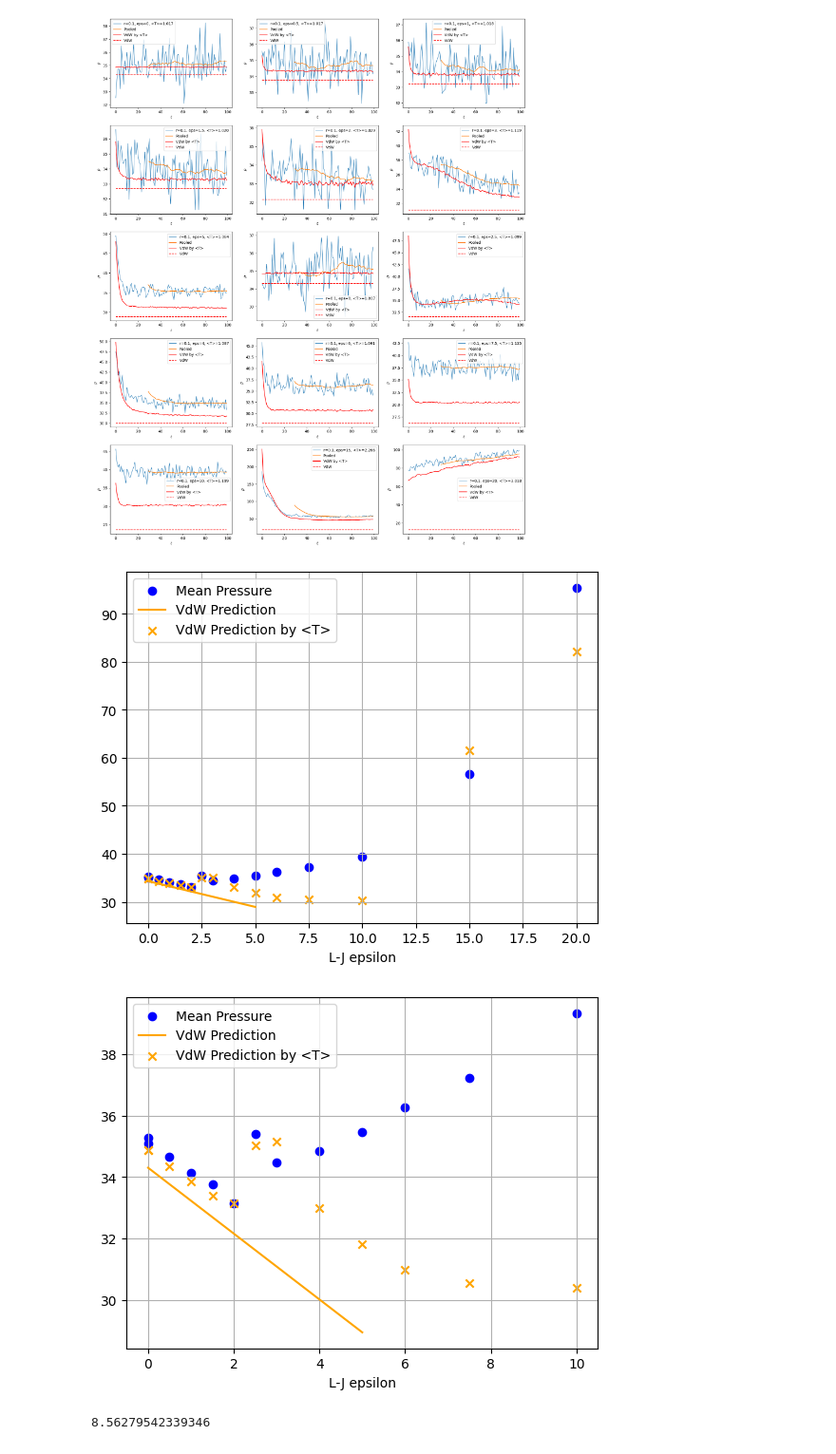
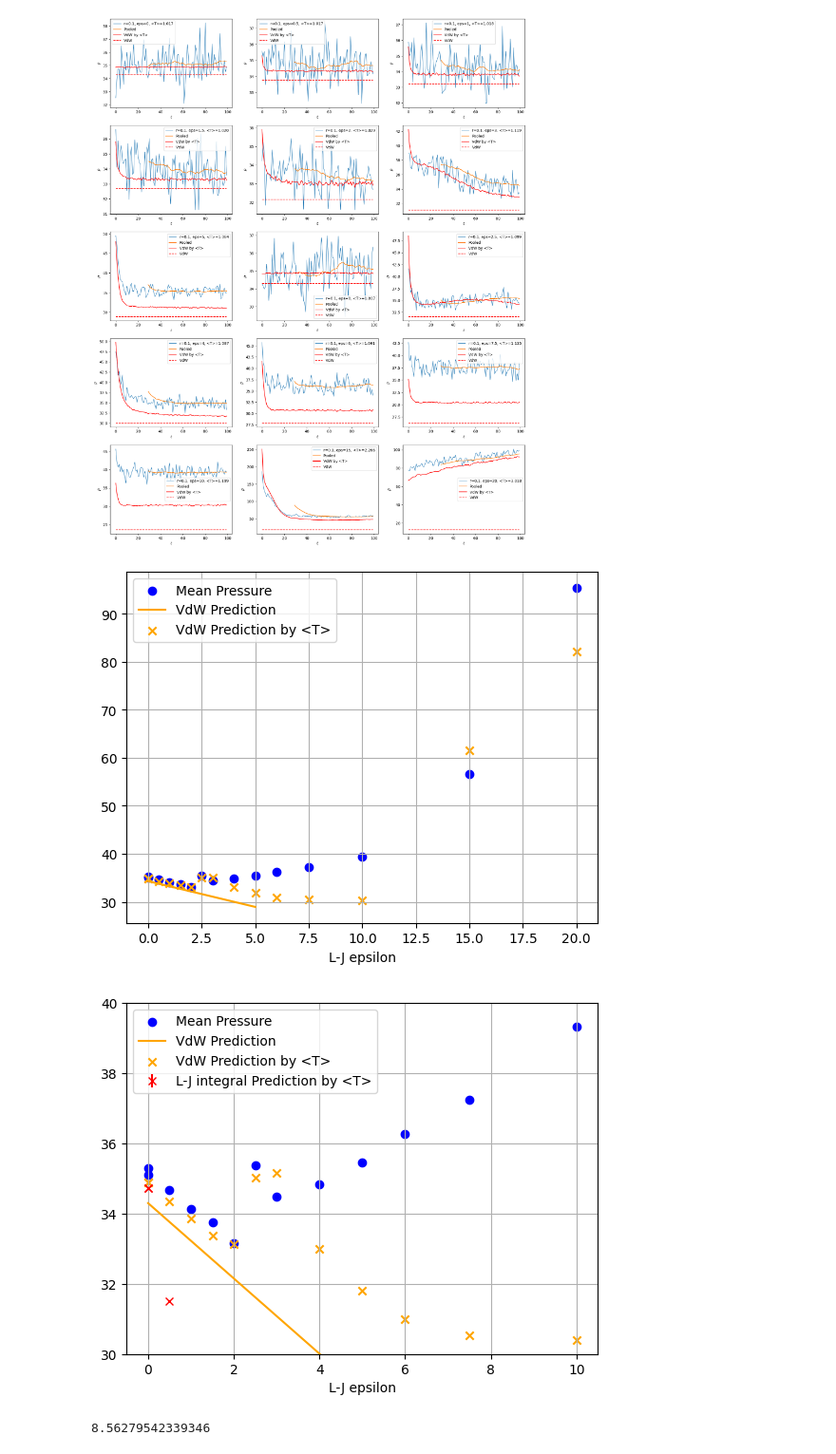
Before and after one commit to hy-iu/cu_mc, a Jupyter notebook: output_lj/show_pressure_lj.ipynb, the cells around one changed output. Shown at 95% size. Cells and saved outputs as stored; diff of their text form; code cells hidden in the pictures.

Commit message:
integralP

```diff
--- a/output_lj/show_pressure_lj.ipynb
+++ b/output_lj/show_pressure_lj.ipynb
@@ -42,23 +115,39 @@ for i in range(len(pressures)):
 # %% [output]
 [figure]
 # %%
+pressures_lj = []
+pressures_lj_err = []
+pressures_lj_cut = []
+pressures_lj_cut_err = []
+for ε, T in zip(eps, Ts):
+    p, err = pressure_lj(T, ε, sigma, 32)
+    pressures_lj.append(p)
+    pressures_lj_err.append(err)
+    p, err = pressure_lj_cut(T, ε, sigma, 32)
+    pressures_lj_cut.append(p)
+    pressures_lj_cut_err.append(err)
 plt.scatter(eps, [p[-30:].mean() for p in pressures], label='Mean Pressure', color='blue')
 plt.plot(np.linspace(0, 5, 100), pressure_vdw_test(0.1, 32, 1, np.linspace(0, 5, 100)), label='VdW Prediction', color='orange')
 plt.scatter(np.array(eps), pressure_vdw_test(0.1, 32, np.array(Ts), np.array(eps)), label='VdW Prediction by <T>', marker='x', color='orange')
+# plt.scatter(np.array(eps), np.array(pressures_lj_cut), label='L-J integral Prediction by <T>', marker='x', color='red')
 plt.legend()
 plt.grid()
 plt.xlabel("L-J epsilon")
 plt.show()
-plt.scatter(eps[:-2], [p[-30:].mean() for p in pressures[:-2]], label='Mean Pressure', color='blue')
+plt.scatter(eps, [p[-30:].mean() for p in pressures], label='Mean Pressure', color='blue')
 plt.plot(np.linspace(0, 5, 100), pressure_vdw_test(0.1, 32, 1, np.linspace(0, 5, 100)), label='VdW Prediction', color='orange')
-plt.scatter(np.array(eps[:-2]), pressure_vdw_test(0.1, 32, np.array(Ts[:-2]), np.array(eps[:-2])), label='VdW Prediction by <T>', marker='x', color='orange')
+plt.scatter(np.array(eps), pressure_vdw_test(0.1, 32, np.array(Ts), np.array(eps)), label='VdW Prediction by <T>', marker='x', color='orange')
+# plt.scatter(np.array(eps[:-2]), np.array(pressures_lj_cut[:-2]), label='L-J integral Prediction by <T>', marker='x', color='red')
+plt.errorbar(np.array(eps), np.array(pressures_lj_cut), yerr=np.array(pressures_lj_cut_err), fmt='x', color='red', label='L-J integral Prediction by <T>')
 plt.legend()
 plt.grid()
 plt.xlabel("L-J epsilon")
+plt.xlim(-0.5,10.5)
+plt.ylim(30,40)
 plt.show()
 # %% [output]
 [figure]
-[figure, old version]
+[figure, new version]
 # %%
 pressure_vdw(0.1, 32, 1, 3)
 # %% [output]
```
Also changed, not shown: parts of 3 cells of this notebook, 10 other files.
